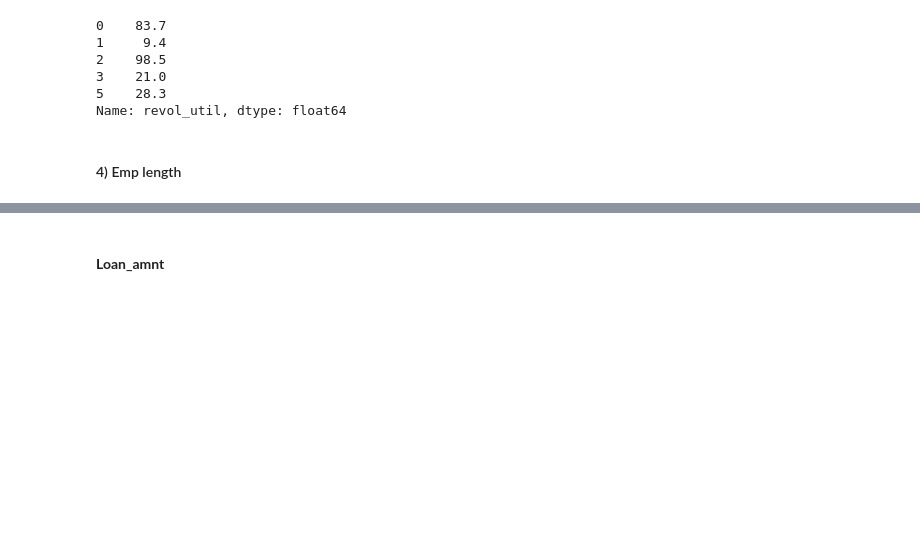
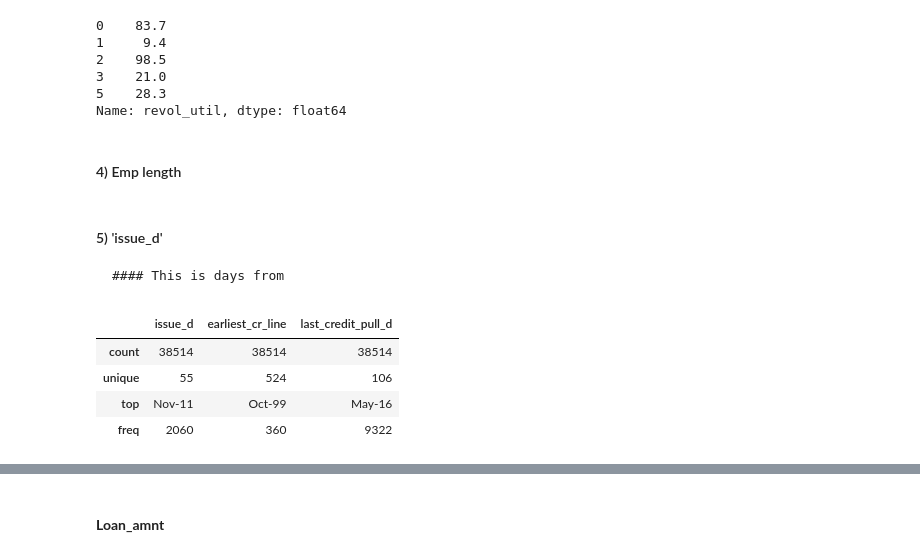
Before and after one commit to udaykadavi/LendingClubCaseStudy, a Jupyter notebook: EDA_UA.ipynb, the cells around one changed output, grey strips where cells are left out. Drawn from its saved outputs; the diff is of its cells as text; code cells hidden in the pictures; blank space fills up the shorter version.

```diff
--- a/EDA_UA.ipynb
+++ b/EDA_UA.ipynb
@@ -412,3 +412,15 @@ Name: revol_util, dtype: float64
 #### 4) Emp length
 # %%
 #loan_df.emp_length = loan_df.emp_length.apply(lambda x: 0 if x=='< 1 year' else (x.split()[0]) )
+# %% [markdown]
+#### 5) 'issue_d'
+    #### This is days from
+# %%
+# Check format
+loan_df[['issue_d','earliest_cr_line','last_credit_pull_d']].describe()
+# %% [output]
+|  | issue_d | earliest_cr_line | last_credit_pull_d |
+| count | 38514 | 38514 | 38514 |
+| unique | 55 | 524 | 106 |
+| top | Nov-11 | Oct-99 | May-16 |
+| freq | 2060 | 360 | 9322 |
```
Also changed, not shown: parts of 15 cells of this notebook.
